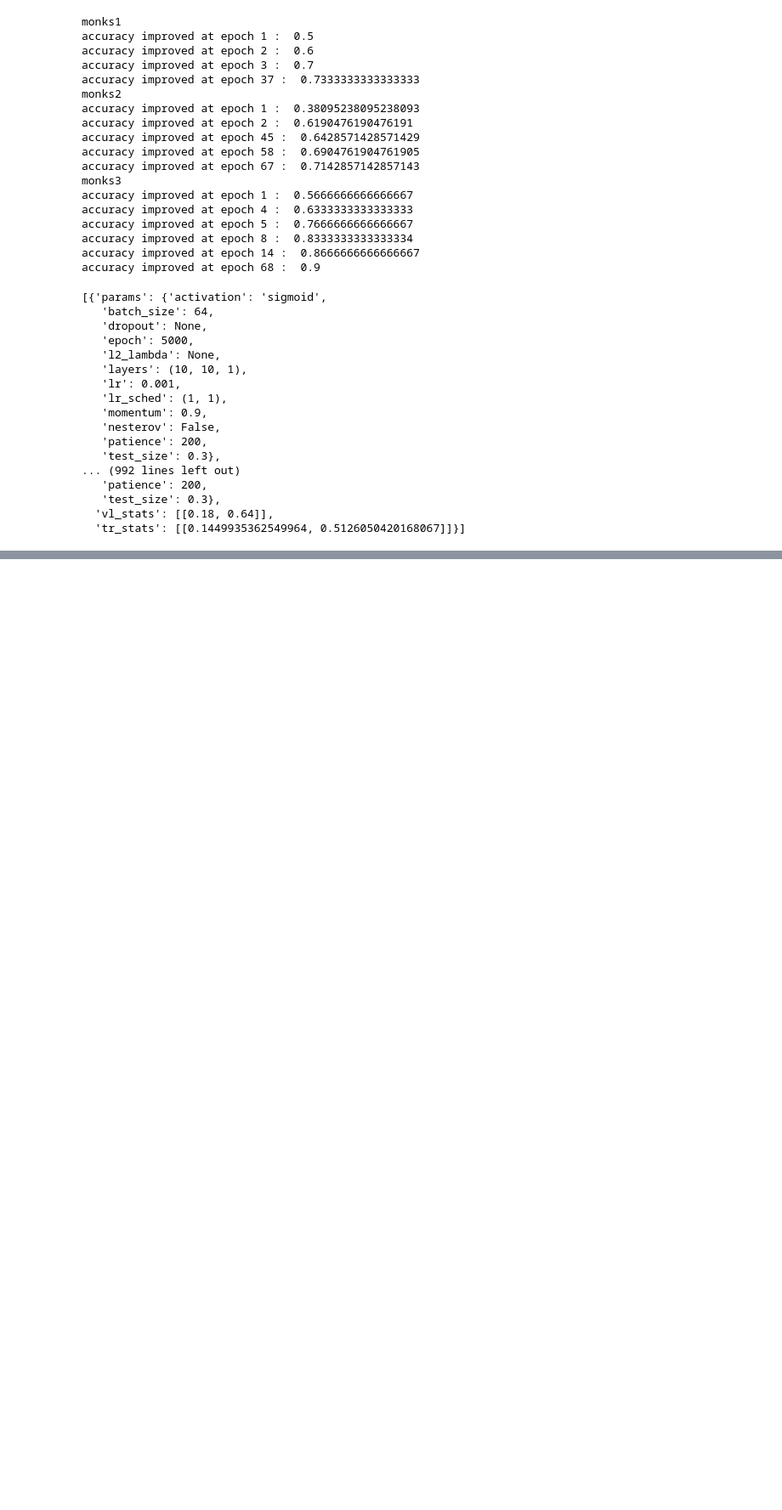
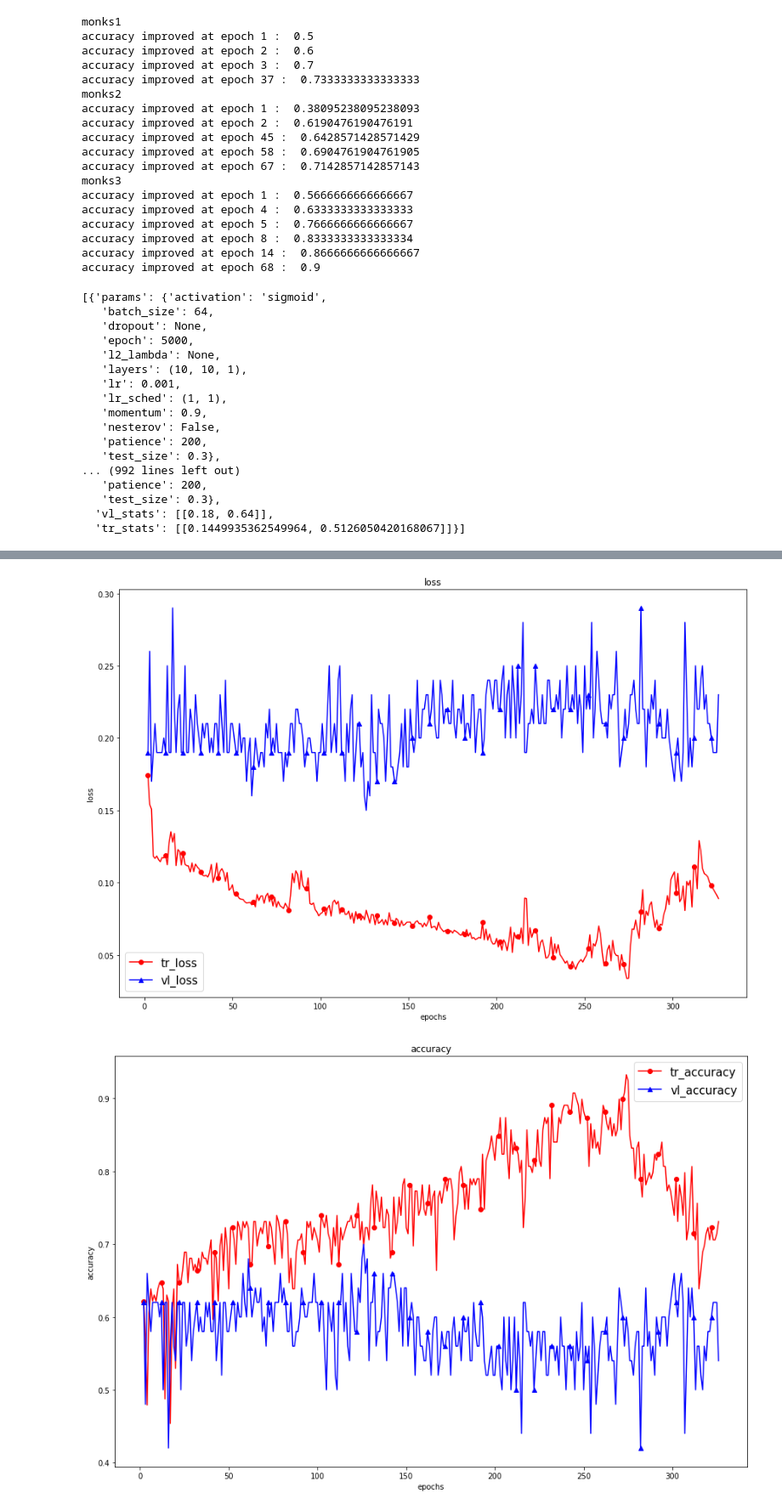
Before and after one commit to deRemo/NNLib, a Jupyter notebook: neural_network/monks_testing.ipynb, the cells around one changed output, grey strips where cells are left out. Shown at 85% size. Saved outputs shown, nothing was run; the diff lists cells and outputs as text; code cells hidden in the pictures; blank space fills up the shorter version.

Commit message:
newer version of build_by_params and notebook with plotting methods

```diff
--- a/neural_network/monks_testing.ipynb
+++ b/neural_network/monks_testing.ipynb
@@ -384,0 +391,22 @@ nn = build_by_params(task='Classification', params=param_grid, input_size=train_
+# %%
+def epoch_accuracy_by_stats(filepath):
+    pred=np.load(filepath)
+
+    epoch_accuracy=[]
+    for epoch_pred in pred:
+        Y_true=epoch_pred[:,:1]
+        Y_pred=epoch_pred[:,1:]
+        acc=metrics.metric_computation('accuracy', Y_true, Y_pred)
+        epoch_accuracy.append(acc)
+    return epoch_accuracy
+
+def epoch_loss_by_stats(filepath):
+    pred=np.load(filepath)
+
+    epoch_loss=[]
+    for epoch_pred in pred:
+        Y_true=epoch_pred[:,:1]
+        Y_pred=epoch_pred[:,1:]
+        loss=np.sum(losses.lms(Y_true, Y_pred), axis=0)/len(Y_true)
+        epoch_loss.append(loss[0]) #perche' loss e' array ad un elemento
+    return epoch_loss
@@ -384,0 +450,9 @@ nn = build_by_params(task='Classification', params=param_grid, input_size=train_
+# %%
+name="batch_monk1"
+tr_accuracy=epoch_accuracy_by_stats(name+'_tr_predictions.npy')
+tr_loss=epoch_loss_by_stats(name+'_tr_predictions.npy')
+
+vl_accuracy=epoch_accuracy_by_stats(name+'_vl_predictions.npy')
+vl_loss=epoch_loss_by_stats(name+'_vl_predictions.npy')
+print("loss: tr-", tr_loss[-1]," vl-", vl_loss[-1])
+print("acc: tr-", tr_accuracy[-1]," vl-", vl_accuracy[-1])
@@ -384,0 +462,6 @@ nn = build_by_params(task='Classification', params=param_grid, input_size=train_
+# %%
+plot_loss(tr_loss, vl_loss, savefig=False)
+plot_accuracy(tr_accuracy, vl_accuracy, savefig=False)
+# %% [output]
+[figure, added]
+[figure, added]
```
Also changed, not shown: parts of 10 cells of this notebook, 1 other file.
